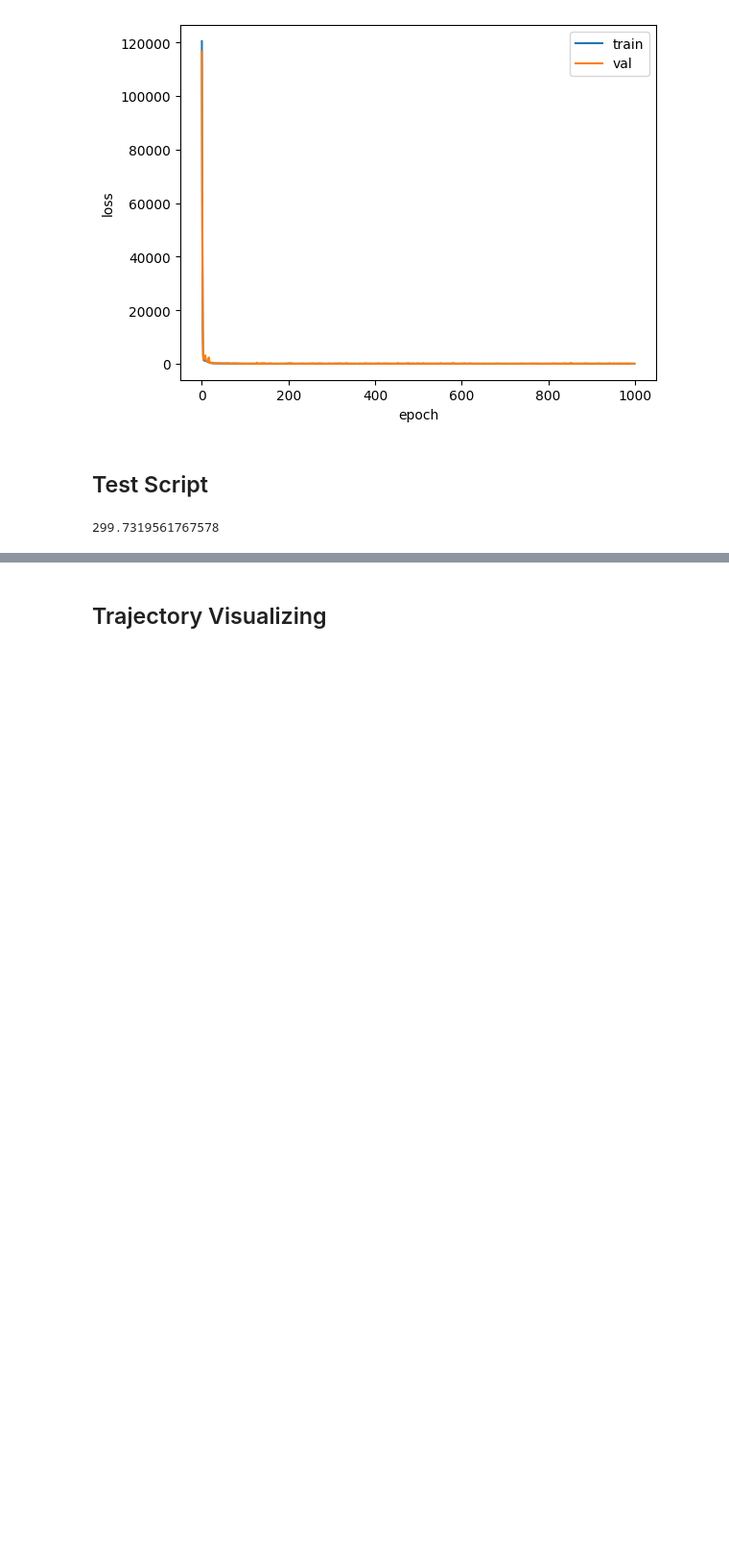
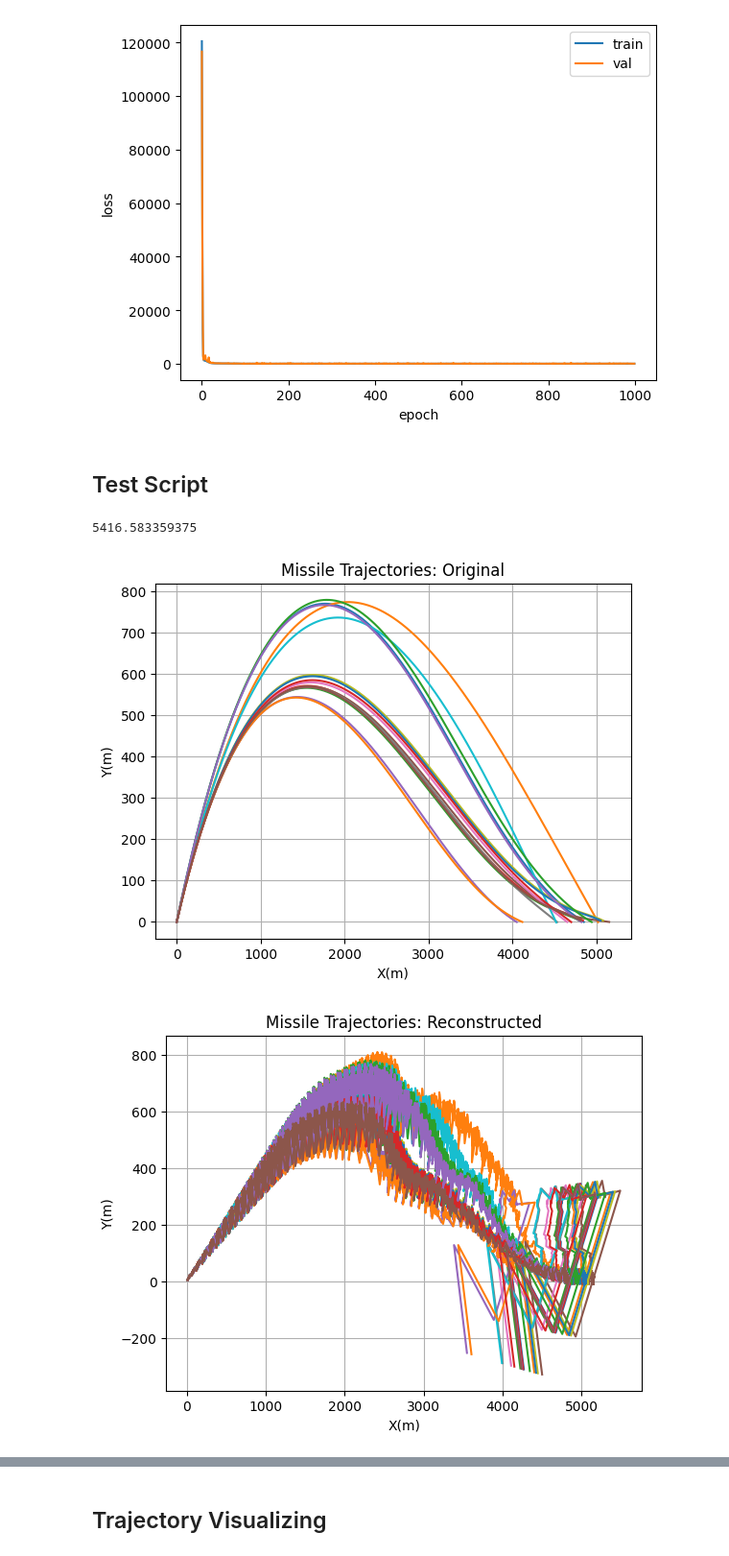
Before and after one commit to KyuhyoJeon/TrAE, a Jupyter notebook: main.ipynb, the cells around one changed output, grey strips where cells are left out. Shown at 96% size. Drawn from its saved outputs; the diff is of its cells as text; code cells hidden in the pictures; blank space fills up the shorter version.

```diff
--- a/main.ipynb
+++ b/main.ipynb
@@ -454,17 +644,39 @@ plt.show()
 # %% [markdown]
 ## Test Script
 # %%
+
 with torch.no_grad():
     running_loss = 0.0
-    for inputs, labels in data_loaders["test"]:
+    for inputs, labels in test_loader:
         inputs = inputs.to(args.device)[:,:,:2].type(torch.float32).transpose(1, 2)
 
-        outputs, encoded = trained_model(inputs)
+        # outputs, encoded = trained_model(inputs)
+        outputs, encoded = model(inputs)
         test_loss = criterion(outputs, inputs)
 
         running_loss += test_loss.item() * inputs.size(0)
 
-    test_loss = running_loss / len(data_loaders["test"].dataset)
+    test_loss = running_loss / len(test_loader.dataset)
     print(test_loss)
+
+tr = inputs.cpu().numpy()
+tr_hat = outputs.cpu().numpy()
+
+for n in range(len(tr)):
+    plt.plot(tr[n, 0, :], tr[n, 1, :])
+plt.title(f'Missile Trajectories: Original')
+plt.xlabel('X(m)')
+plt.ylabel('Y(m)')
+plt.grid('minor')
+plt.show()
+for n in range(len(tr_hat)):
+    plt.plot(tr_hat[n, 0, :], tr_hat[n, 1, :])
+plt.title(f'Missile Trajectories: Reconstructed')
+plt.xlabel('X(m)')
+plt.ylabel('Y(m)')
+plt.grid('minor')
+plt.show()
 # %% [output]
-299.7319561767578
+5416.583359375
+[figure, added]
+[figure, added]
```
Also changed, not shown: parts of 15 cells of this notebook, 2 other files.
